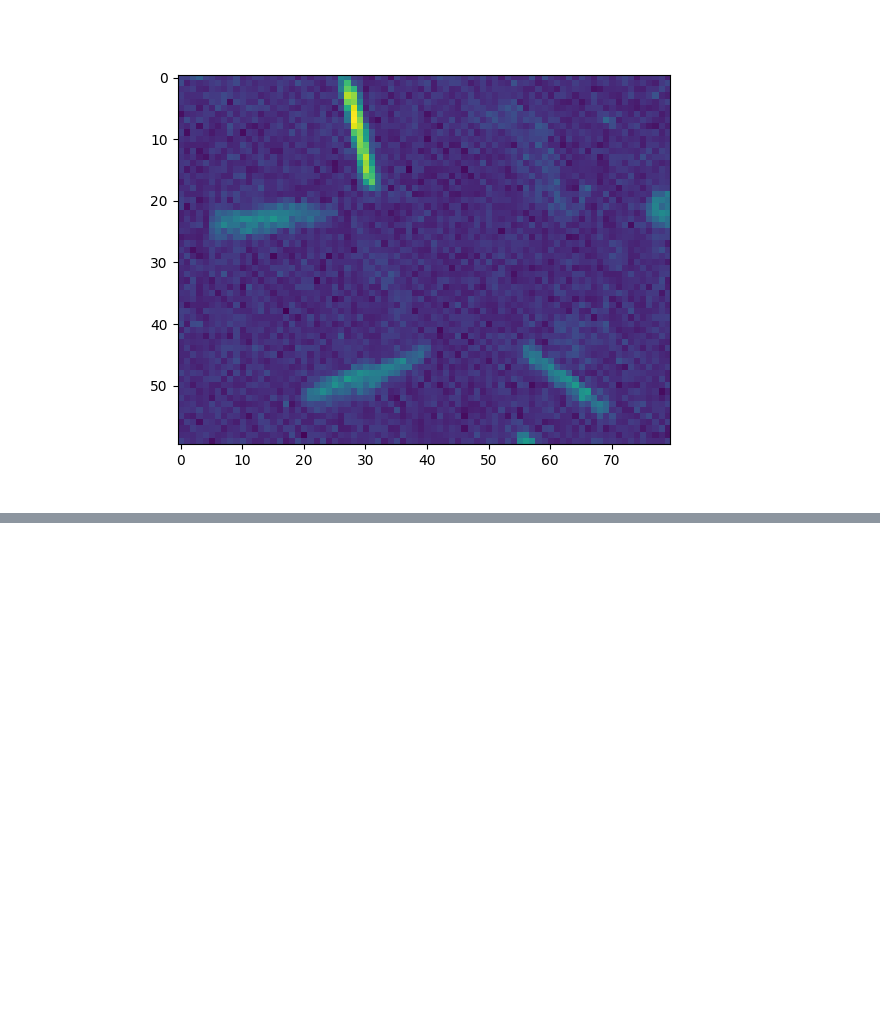
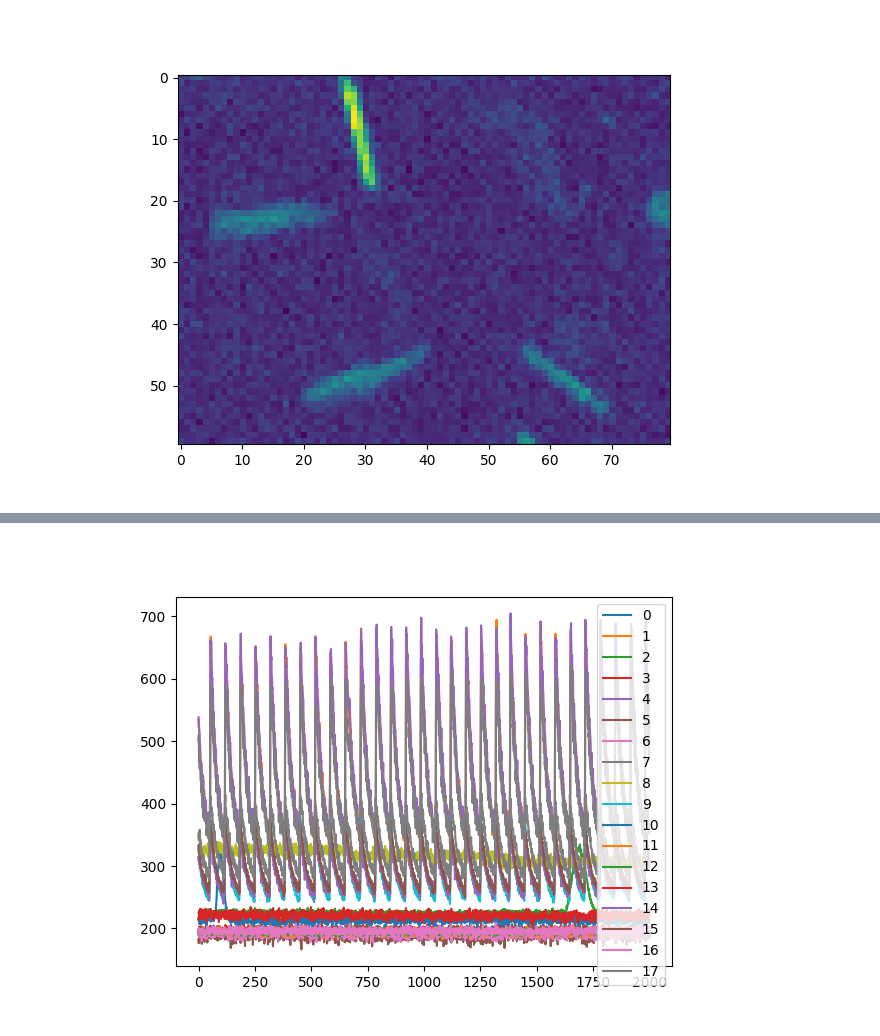
Before and after one commit to retroam/Calcium-analysis, a Jupyter notebook: calcium_analysis.ipynb, the cells around one changed output, grey strips where cells are left out. Saved outputs shown, nothing was run; the diff lists cells and outputs as text; code cells hidden in the pictures; blank space fills up the shorter version.

```diff
--- a/calcium_analysis.ipynb
+++ b/calcium_analysis.ipynb
@@ -58,0 +99,2 @@ ax.imshow(image[1,:,:])
+# %%
+df = pd.DataFrame(data)
@@ -58,0 +110,4 @@ ax.imshow(image[1,:,:])
+# %%
+df.loc[0:2000].plot();
+# %% [output]
+[figure, added]
```
Also changed, not shown: parts of 8 cells of this notebook.
